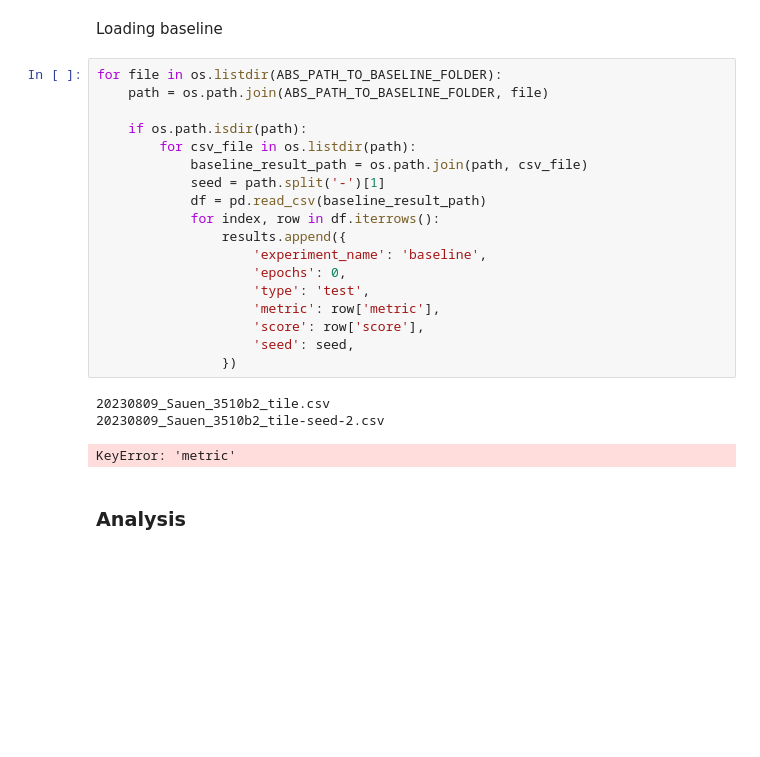
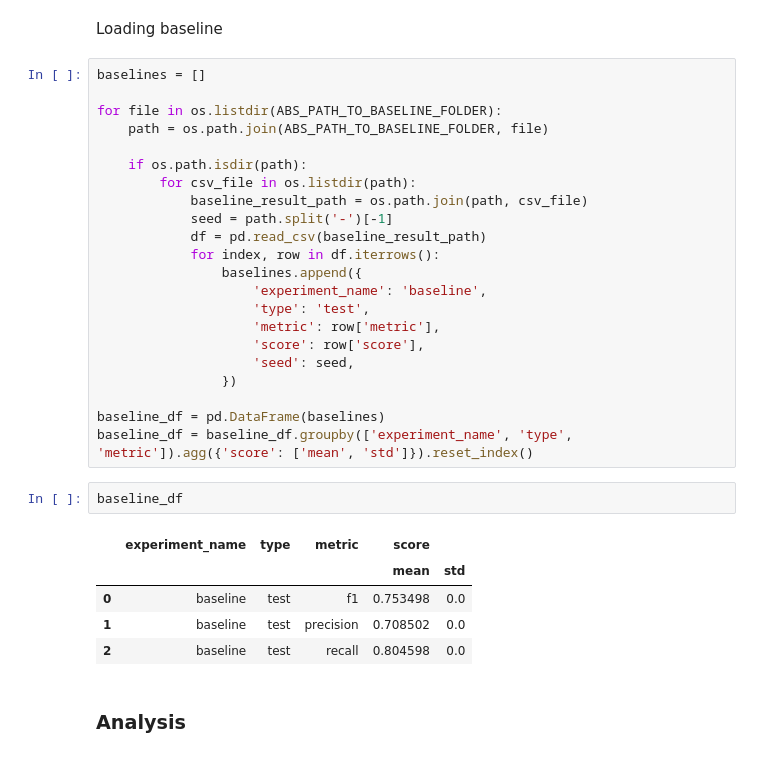
Before and after one commit to JulianZabbarov/tree-detection, a Jupyter notebook: experiments/sauen/evaluation/evaluation.ipynb, the cells around one changed output. Saved outputs shown, nothing was run; the diff lists cells and outputs as text; blank space fills up the shorter version.

Commit message:
[UPDATE] average over seeds during predictions

```diff
--- a/experiments/sauen/evaluation/evaluation.ipynb
+++ b/experiments/sauen/evaluation/evaluation.ipynb
@@ -140,27 +146,35 @@ ValueError: invalid literal for int() with base 10: 'baselin'
 # %% [markdown]
 Loading baseline
 # %%
+baselines = []
+
 for file in os.listdir(ABS_PATH_TO_BASELINE_FOLDER):
     path = os.path.join(ABS_PATH_TO_BASELINE_FOLDER, file)
 
     if os.path.isdir(path):
         for csv_file in os.listdir(path):
             baseline_result_path = os.path.join(path, csv_file)
-            seed = path.split('-')[1]
+            seed = path.split('-')[-1]
             df = pd.read_csv(baseline_result_path)
             for index, row in df.iterrows():
-                results.append({
+                baselines.append({
                     'experiment_name': 'baseline',
-                    'epochs': 0,
                     'type': 'test',
                     'metric': row['metric'],
                     'score': row['score'],
                     'seed': seed,
                 })
+
+baseline_df = pd.DataFrame(baselines)
+baseline_df = baseline_df.groupby(['experiment_name', 'type', 'metric']).agg({'score': ['mean', 'std']}).reset_index()
-# %% [output]
-20230809_Sauen_3510b2_tile.csv
-20230809_Sauen_3510b2_tile-seed-2.csv
-KeyError: 'metric'
+# %%
+baseline_df
+# %% [output]
+|  | experiment_name | type | metric | score |  |
+|  |  |  |  | mean | std |
+| 0 | baseline | test | f1 | 0.753498 | 0.0 |
+| 1 | baseline | test | precision | 0.708502 | 0.0 |
+| 2 | baseline | test | recall | 0.804598 | 0.0 |
 # %% [markdown]
 ### Analysis
 # %%
```
Also changed, not shown: parts of 4 cells of this notebook, 1 other file.
